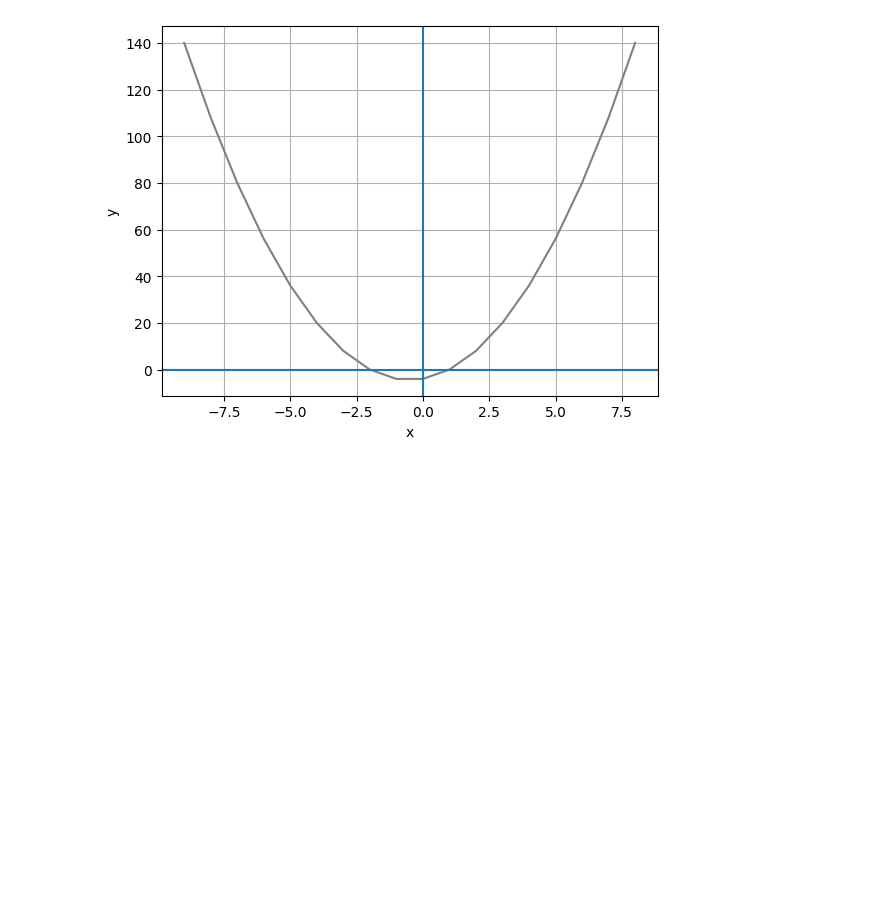
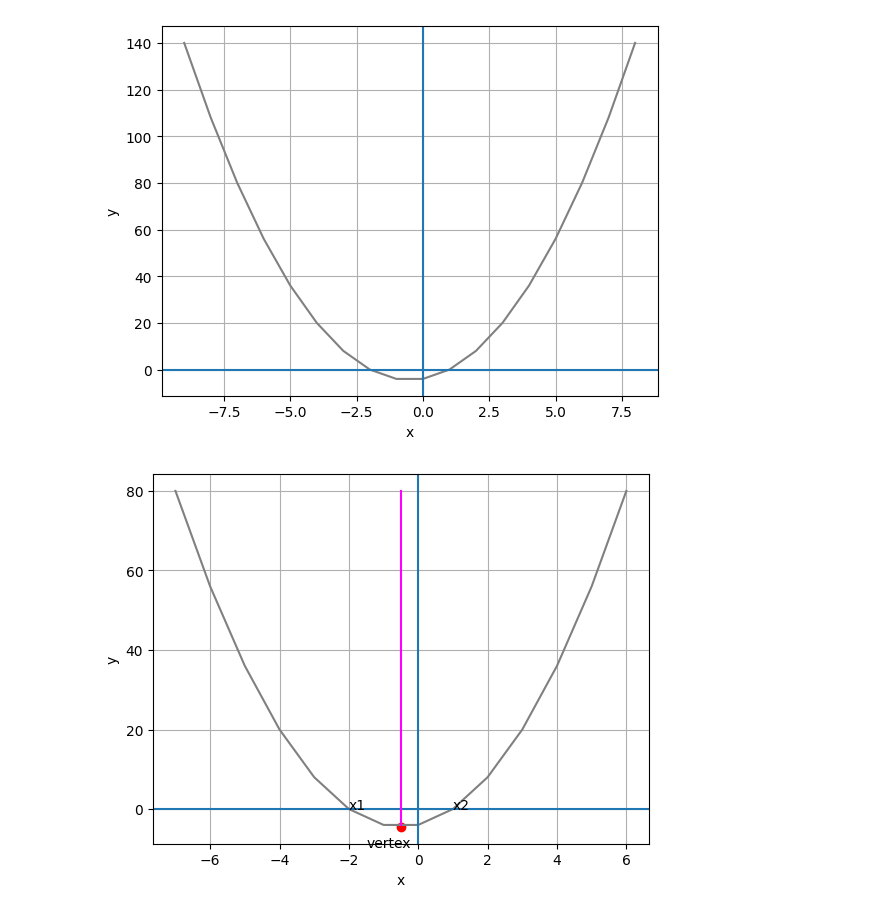
Before and after one commit to AdrianMarin1494/Study, a Jupyter notebook: Math for Machine Learning with Python/Quadratic Equations.ipynb, the cells around one changed output. Cells and saved outputs as stored; diff of their text form; code cells hidden in the pictures; blank space fills up the shorter version.

```diff
--- a/Math for Machine Learning with Python/Quadratic Equations.ipynb
+++ b/Math for Machine Learning with Python/Quadratic Equations.ipynb
@@ -19,3 +19,53 @@ plt.axvline()
 plt.show()
 # %% [output]
 [figure]
+# %%
+import pandas as pd
+
+# Assign the calculated x values
+x1 = -2
+x2 = 1
+
+# Create a dataframe with an x column containing some values to plot
+df = pd.DataFrame({'x': range(x1-5, x2+6)})
+
+# Add a y column by applying the quadratic equation to x
+df['y'] = 2*(df['x'] - 1) * (df['x'] + 2)
+
+# Get x at the line of symmetry (halfway between x1 and x2)
+vx = (x1 + x2) / 2
+
+# Get y when x is at the line of symmetry
+vy = 2*(vx -1)*(vx + 2)
+
+# get min and max y values
+miny = df.y.min()
+maxy = df.y.max()
+
+# Plot the line
+from matplotlib import pyplot as plt
+
+plt.plot(df.x, df.y, color="grey")
+plt.xlabel('x')
+plt.ylabel('y')
+plt.grid()
+plt.axhline()
+plt.axvline()
+
+# Plot calculated x values for y = 0
+plt.scatter([x1,x2], [0,0], color="green")
+plt.annotate('x1', (x1,0))
+plt.annotate('x2', (x2,0))
+
+# plot the line of symmetry
+sx = [vx, vx]
+sy = [miny, maxy]
+plt.plot(sx, sy, color="magenta")
+
+# Annotate the vertex
+plt.scatter(vx, vy, color="red")
+plt.annotate("vertex", (vx,vy),  xytext=(vx - 1, (vy - 5)))
+
+plt.show()
+# %% [output]
+[figure, added]
```
Also changed, not shown: parts of 1 cell of this notebook.
